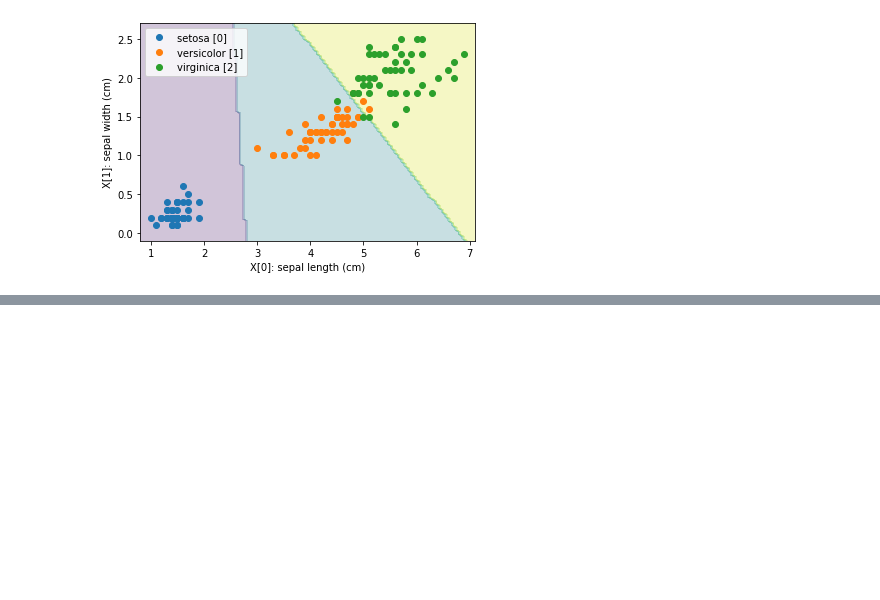
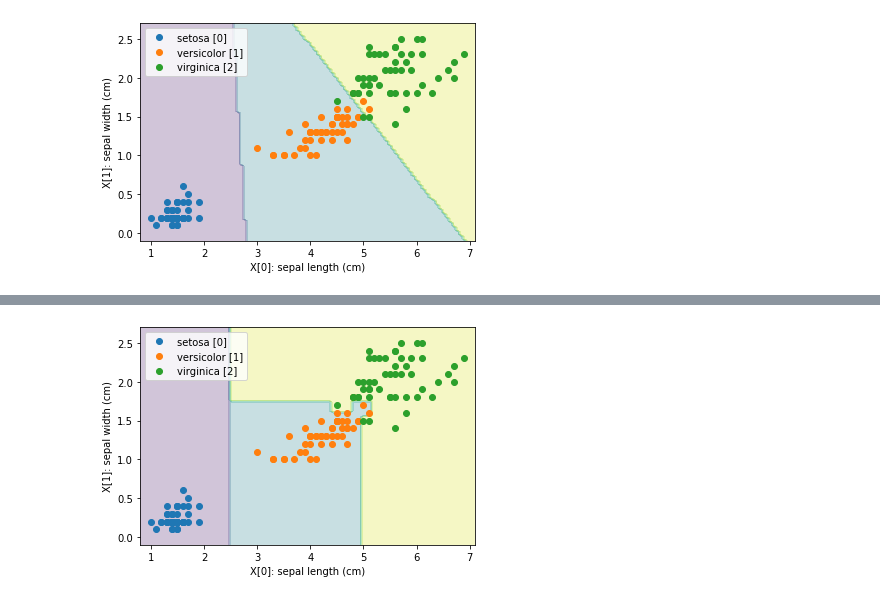
Before and after one commit to lbfiorino/repa-arvore-de-decisao, a Jupyter notebook: arvore.ipynb, the cells around one changed output, grey strips where cells are left out. Saved outputs shown, nothing was run; the diff lists cells and outputs as text; code cells hidden in the pictures; blank space fills up the shorter version.

```diff
--- a/arvore.ipynb
+++ b/arvore.ipynb
@@ -289,0 +349,37 @@ plotDecisao(LogisticRegression(),X ,y)
+# %%
+from sklearn.metrics import accuracy_score
+import numpy as np
+from collections import Counter
+from sklearn.base import BaseEstimator, ClassifierMixin
+
+def maisFrequente(y):
+    return Counter(y.flat).most_common(1)[0][0]
+
+class Arvore(BaseEstimator, ClassifierMixin):
+
+    def fit(self, X, y):
+        self.caracteristica, self.valor, self.imp = melhorCaracteristica(X,y)
+        maiores = X[:,self.caracteristica] > self.valor
+        if sum(maiores>0) and sum(~maiores)>0:
+            self.maiores = Arvore()
+            self.maiores.fit(X[maiores,:],y[maiores])
+            self.menores = Arvore()
+            self.menores.fit(X[~maiores,:],y[~maiores])
+        else:
+            self.resposta = maisFrequente(y)
+
+    def predict(self, X):
+        y = np.empty((X.shape[0]))
+        if hasattr(self, 'resposta'):
+            y[:] = self.resposta
+        else:
+            maiores = X[:,self.caracteristica] > self.valor
+            y[maiores] = self.maiores.predict(X[maiores,:])
+            y[~maiores] = self.menores.predict(X[~maiores,:])
+        return y
+
+modelo = Arvore()
+modelo.fit(X,y)
+ypred = modelo.predict(X)
+
+accuracy_score(y, ypred), (ypred == y)
@@ -289,0 +405,4 @@ plotDecisao(LogisticRegression(),X ,y)
+# %%
+plotDecisao(Arvore(), X, y)
+# %% [output]
+[figure, added]
```
Also changed, not shown: parts of 7 cells of this notebook.
